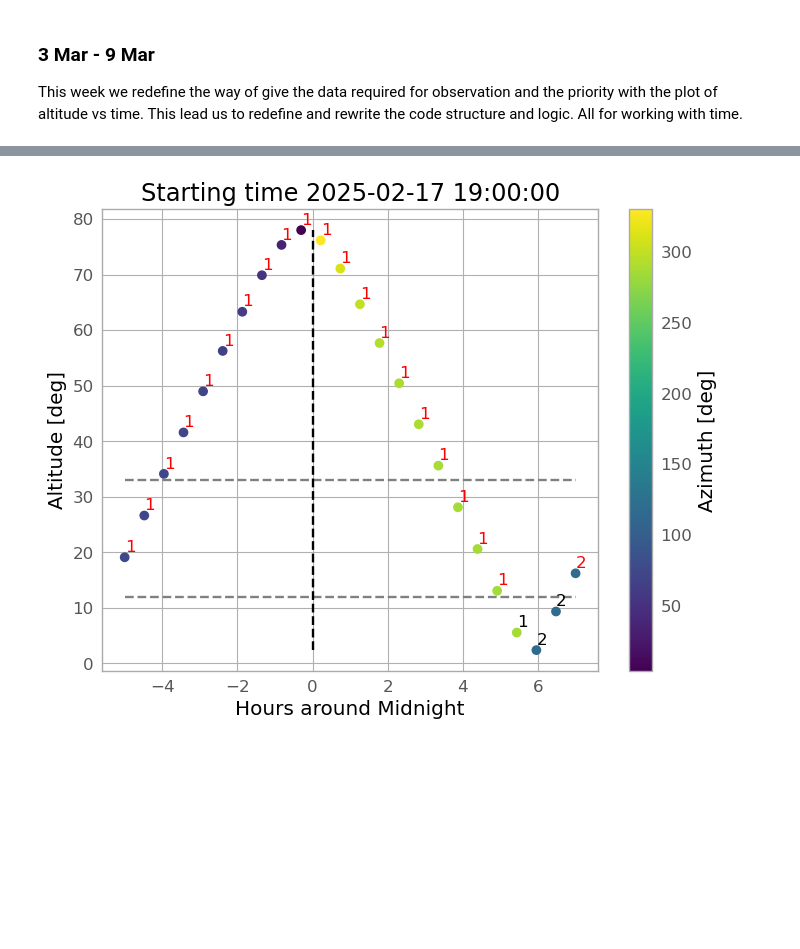
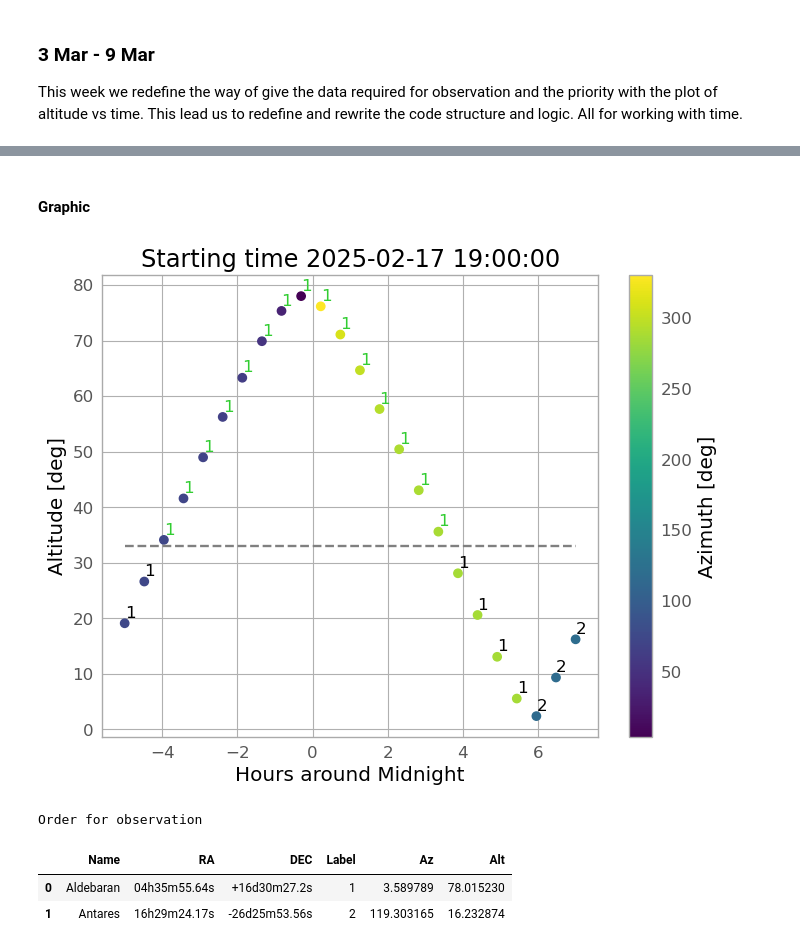
Before and after one commit to ccuellarn/Transient-Operation, a Jupyter notebook: Sketch.ipynb, the cells around one changed output, grey strips where cells are left out. Saved outputs shown, nothing was run; the diff lists cells and outputs as text; code cells hidden in the pictures; blank space fills up the shorter version.

```diff
--- a/Sketch.ipynb
+++ b/Sketch.ipynb
@@ -64,5 +64,10 @@ timescale = ['m', 30]
 #Priority\order items 'Extraordinary','High','Medium','Low'
 priority = ['E','H','M','L']
 
-#Limit of telescopes for observations, usually are 33 degree - 12 degree
-limit = 33 , 12
+#Limit of telescopes for good observations, usually are 33 degree on altitude
+limit = 33
+
+#Amount of targets, this is for the labels of graphic
+many = len(alert) + 1
+
+alert
@@ -167,10 +169,9 @@ def Observations(observer, alert, Date_i, Date_f,time_scale,rango):
         Big_Data.append(Data)
 
     #With the DataFrame we can organice all the observations
-    final_data = pd.concat(Big_Data,axis=0)
+    final_data = pd.concat(Big_Data,axis=0).drop('Observable',axis=1)
 
     return final_data
 
-Data = Observations(observer, alert, date_i, date_f,timescale,ManyOb)
+Data = Observations(observer, alert, date_i, date_f,timescale,many)
 time = DeltaTime(date_i,date_f,timescale)
-Data
@@ -217,0 +211,2 @@ limits[0][0].iloc[0]
+# %% [markdown]
+#### Graphic
@@ -218,38 +217,33 @@ limits[0][0].iloc[0]
 # %%
-ALT = [each for each in Data['Alt']]
-AZ = Data['Az']
-label = [each for each in Data['Label']]
-
-#Graphic
 plt.style.use(astropy_mpl_style)
 quantity_support()
 
 plt.scatter(time, ALT,c=AZ,cmap="viridis",lw=1)
 
 #Limits of good observations
-plt.plot(time, np.linspace(limit[0],limit[0],len(time)),'--',color='grey')
-plt.plot(time, np.linspace(limit[1],limit[1],len(time)),'--',color='grey')
-
-#midnight
-plt.plot(np.linspace(0,0,len(time)), np.linspace(np.min(ALT),np.max(ALT),len(time)),'--',color='k')
+plt.plot(time, np.linspace(limit,limit,len(time)),'--',color='grey')
 
 plt.colorbar().set_label("Azimuth [deg]")
 plt.xlabel("Hours around Midnight")
 plt.ylabel("Altitude [deg]")
 plt.title('Starting time {}'.format(date_i))
 
-# plt.xticks(posiciones, etiquetas)
 
 # Loop for annotation of all points
-for i in range(0,len(time)):
+for i in range(0,len(order)-1):
+    for j in range(0,len(time)):
 
-    if limits[0][0].iloc[0] <= ALT[i] or ALT[i] >= limits[0][1].iloc[0]:
-
-        plt.annotate(label[i], (time[i], ALT[i] + 1),color='red')
-
-    else:
-        plt.annotate(label[i], (time[i], ALT[i] + 1),color='k')
+        if limits[i]<= ALT[j] and limits[i]!=0:
+            plt.annotate(label[j], (time[j], ALT[j] + 1),color='limegreen')
+        else:
+            plt.annotate(label[j], (time[j], ALT[j] + 1),color='k')
 
 plt.show()
+print('Order for observation')
+order_alerts
 # %% [output]
-[figure, old version]
+[figure, new version]
+Order for observation
+|  | Name | RA | DEC | Label | Az | Alt |
+| 0 | Aldebaran | 04h35m55.64s | +16d30m27.2s | 1 | 3.589789 | 78.015230 |
+| 1 | Antares | 16h29m24.17s | -26d25m53.56s | 2 | 119.303165 | 16.232874 |
```
Also changed, not shown: parts of 6 cells of this notebook, 1 other file.
